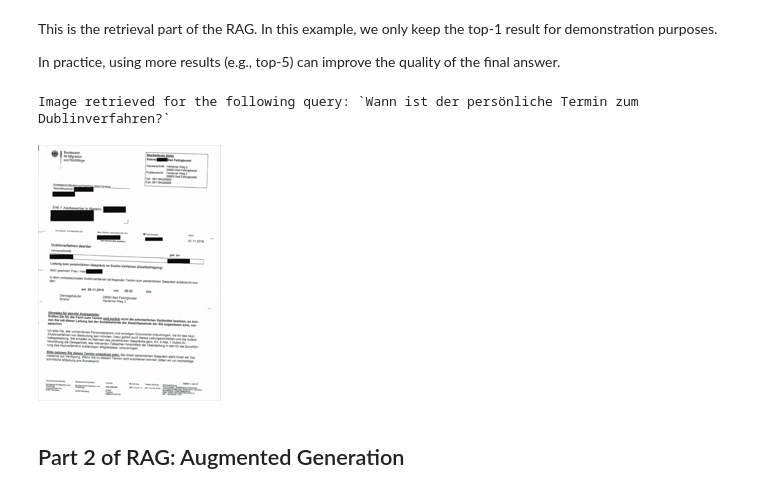
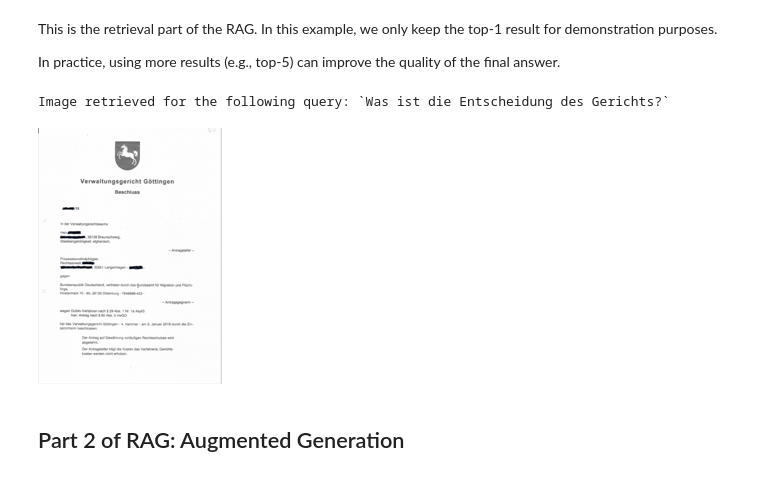
Before and after one commit to bmaier/colpali-cookbooks, a Jupyter notebook: examples/run_e2e_rag_colqwen2_with_adapter_hot_swapping.ipynb, the cells around one changed output. Cells and saved outputs as stored; diff of their text form; code cells hidden in the pictures.

```diff
--- a/examples/run_e2e_rag_colqwen2_with_adapter_hot_swapping.ipynb
+++ b/examples/run_e2e_rag_colqwen2_with_adapter_hot_swapping.ipynb
@@ -188,6 +182,15 @@ images: List[Image.Image] = [
     load_image_from_url(
         "https://www.fluechtlinge-willkommen-in-duesseldorf.de/fileadmin/public/Redaktion/Bilder/Content/Asyl/asyl_leitfaden.7.muster-protokoll-ueber-persoenliche-anhoerung.PNG?raw=true"
     ),
+    load_image_from_url(
+        "https://www.fluechtlinge-willkommen-in-duesseldorf.de/fileadmin/public/Redaktion/Bilder/Content/Asyl/asyl_leitfaden.8.muster-ablehnungsbescheid-wegen-dublin-verordnung.PNG?raw=true"
+    ),
+    load_image_from_url(
+        "https://www.fluechtlinge-willkommen-in-duesseldorf.de/fileadmin/public/Redaktion/Bilder/Content/Asyl/asyl_leitfaden.13.muster-ablehnung-eilantrag.PNG?raw=true"
+    ),
+
+
+
 ]
 # NOTE: Because ColQWen2 uses dynamic resolution, we will scale down the images to prevent VRAM overload and faster
 # inference times for both indexing and generation. From my experiments, a scale of 512 pixels is a good default for
@@ -206,30 +211,32 @@ This is the retrieval part of the RAG. In this example, we only keep the top-1 r
 
 In practice, using more results (e.g., top-5) can improve the quality of the final answer.
 # %%
-query = "Wann ist der persönliche Termin zum Dublinverfahren?"
+# query = "Wann ist der persönliche Termin zum Dublinverfahren?"
+query = "Was ist die Entscheidung des Gerichts?"
+
 # Process the inputs
 batch_images = processor_retrieval.process_images(images).to(model.device)
 batch_queries = processor_retrieval.process_queries([query]).to(model.device)
 
 # Forward pass
 model.enable_retrieval()
 
 with torch.no_grad():
     image_embeddings = model.forward(**batch_images)
     query_embeddings = model.forward(**batch_queries)
 
 # Calculate the similarity scores
 scores = processor_retrieval.score_multi_vector(query_embeddings, image_embeddings)
 
 # Get the top-1 page image
 retrieved_image_index = scores.argmax().item()
 retrieved_image = images[retrieved_image_index]
 
 print(f"Image retrieved for the following query: `{query}`")
 display(scale_image(retrieved_image, new_height=256))
 # %% [output]
-Image retrieved for the following query: `Wann ist der persönliche Termin zum Dublinverfahren?`
+Image retrieved for the following query: `Was ist die Entscheidung des Gerichts?`
-[figure, old version]
+[figure, new version]
 # %% [markdown]
 ## Part 2 of RAG: Augmented Generation
 # %% [markdown]
```
Also changed, not shown: parts of 6 cells of this notebook.
